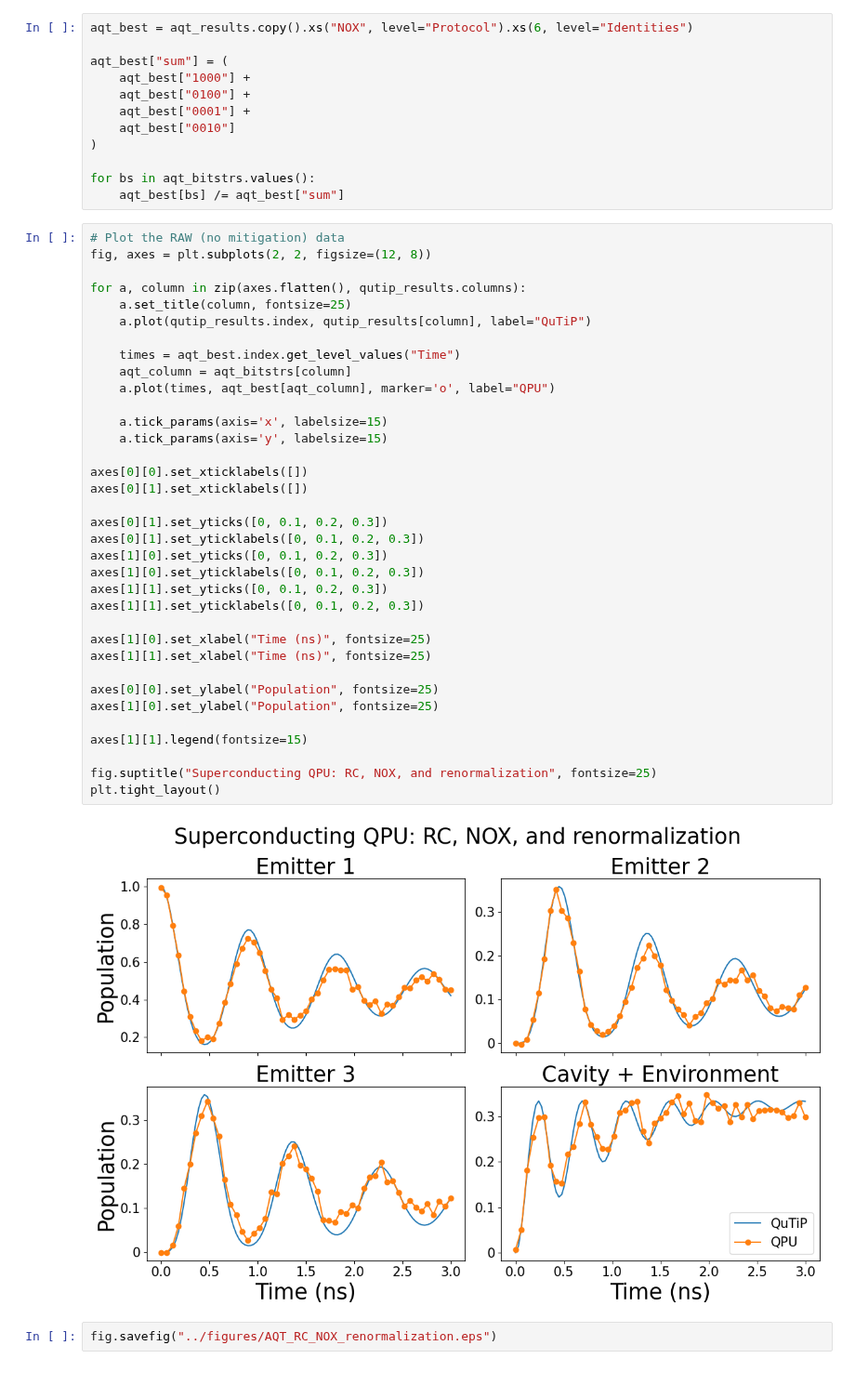
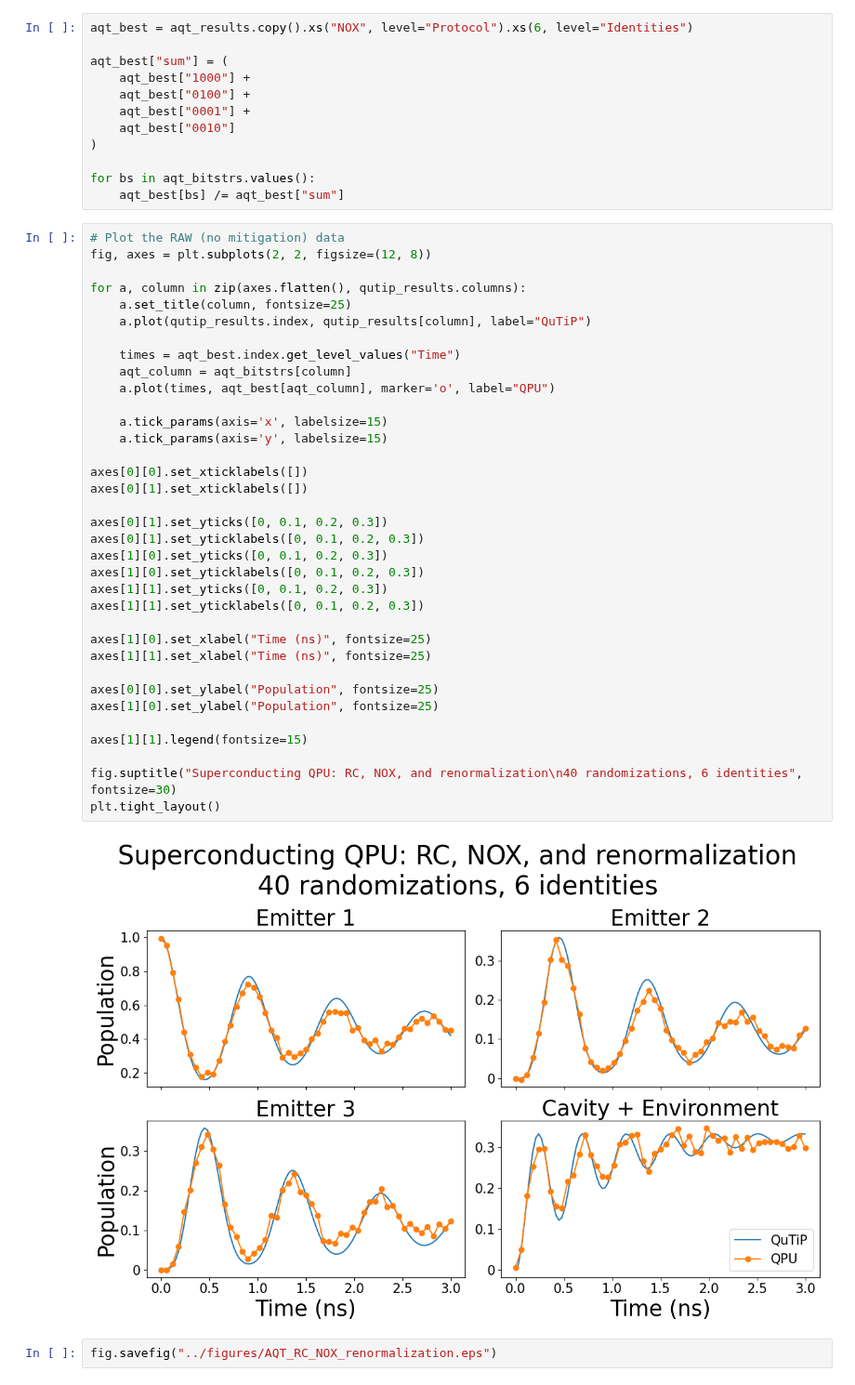
Before and after one commit to radulaski/CQED_quantum_simulation, a Jupyter notebook: notebooks/AQT_RC_NOX_renormalization.ipynb, the cells around one changed output. Shown at 93% size. Cells and saved outputs as stored; diff of their text form.

Commit message:
Add number of randomizations and identities to AQT rc-nox-norm plot

```diff
--- a/notebooks/AQT_RC_NOX_renormalization.ipynb
+++ b/notebooks/AQT_RC_NOX_renormalization.ipynb
@@ -45,35 +45,35 @@ for a, column in zip(axes.flatten(), qutip_results.columns):
     a.set_title(column, fontsize=25)
     a.plot(qutip_results.index, qutip_results[column], label="QuTiP")
 
     times = aqt_best.index.get_level_values("Time")
     aqt_column = aqt_bitstrs[column]
     a.plot(times, aqt_best[aqt_column], marker='o', label="QPU")
 
     a.tick_params(axis='x', labelsize=15)
     a.tick_params(axis='y', labelsize=15)
 
 axes[0][0].set_xticklabels([])
 axes[0][1].set_xticklabels([])
 
 axes[0][1].set_yticks([0, 0.1, 0.2, 0.3])
 axes[0][1].set_yticklabels([0, 0.1, 0.2, 0.3])
 axes[1][0].set_yticks([0, 0.1, 0.2, 0.3])
 axes[1][0].set_yticklabels([0, 0.1, 0.2, 0.3])
 axes[1][1].set_yticks([0, 0.1, 0.2, 0.3])
 axes[1][1].set_yticklabels([0, 0.1, 0.2, 0.3])
 
 axes[1][0].set_xlabel("Time (ns)", fontsize=25)
 axes[1][1].set_xlabel("Time (ns)", fontsize=25)
 
 axes[0][0].set_ylabel("Population", fontsize=25)
 axes[1][0].set_ylabel("Population", fontsize=25)
 
 axes[1][1].legend(fontsize=15)
 
-fig.suptitle("Superconducting QPU: RC, NOX, and renormalization", fontsize=25)
+fig.suptitle("Superconducting QPU: RC, NOX, and renormalization\n40 randomizations, 6 identities", fontsize=30)
 plt.tight_layout()
 # %% [output]
-[figure, old version]
+[figure, new version]
 # %%
 fig.savefig("../figures/AQT_RC_NOX_renormalization.eps")
 # %% [output]
```
Also changed, not shown: 1 other file.
